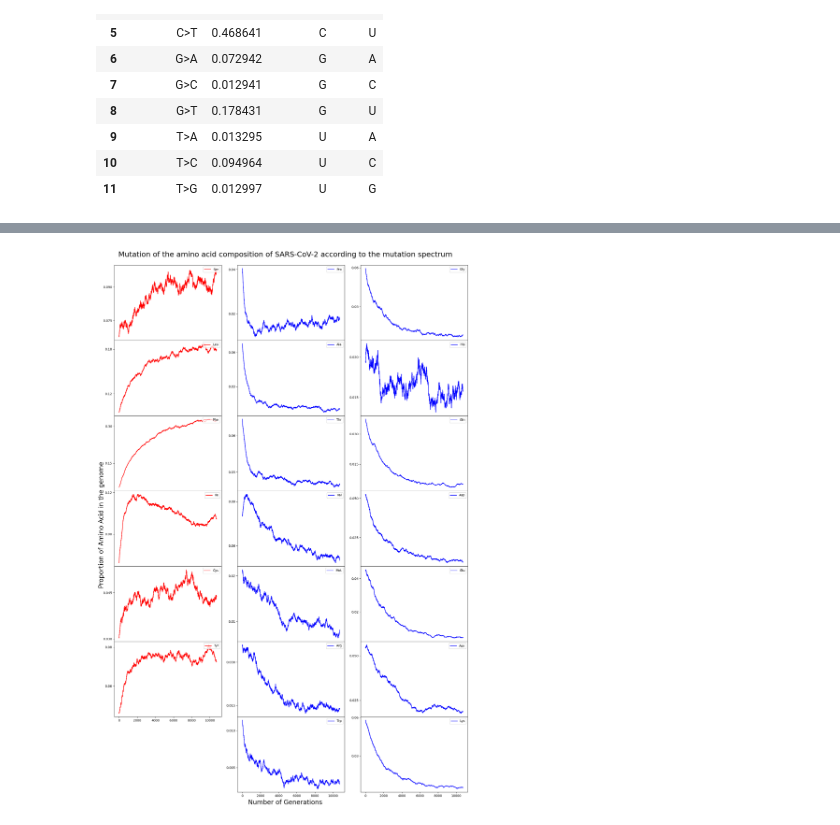
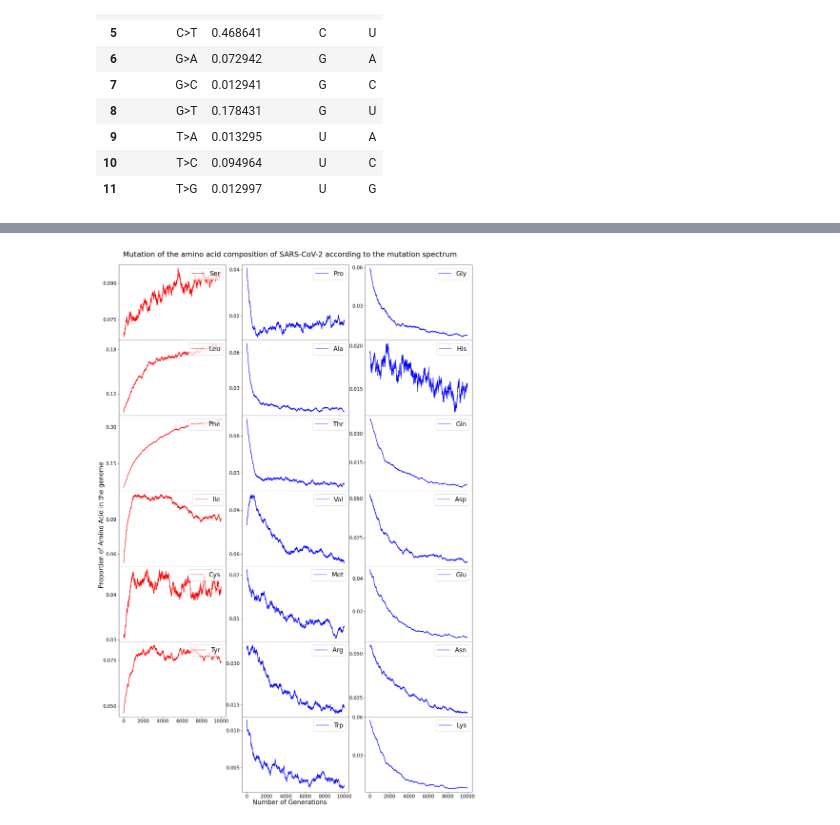
Before and after one commit to VoronkaAlexandr/Sars_Cov_2_MutSpec, a Jupyter notebook: Sars_Cov_2/cod/39_mutate_aa.ipynb, the cells around one changed output, grey strips where cells are left out. Saved outputs shown, nothing was run; the diff lists cells and outputs as text; code cells hidden in the pictures.

```diff
--- a/Sars_Cov_2/cod/39_mutate_aa.ipynb
+++ b/Sars_Cov_2/cod/39_mutate_aa.ipynb
@@ -161,35 +161,39 @@ with PdfPages('../figures/mutation_of_aa.pdf') as pdf:
         aa = loosers[aa_num]
         if aa in gainers:
             axs[first][second].plot(mutated_df[aa], color='red', label=aa)
         elif aa in loosers:
             axs[first][second].plot(mutated_df[aa], color='blue', label=aa)
         else:
             axs[first][second].plot(mutated_df[aa], color='black', label=aa)
 
-        axs[first][second].legend(loc="upper right")
+        axs[first][second].legend(loc="upper right", fontsize=20)
         axs[first][second].yaxis.set_major_locator(plt.MaxNLocator(2))
+        axs[first][second].yaxis.set_tick_params(labelsize=15)
 
     for aa_num in range(len(gainers)):
         aa = gainers[aa_num]
         if aa in gainers:
             axs[aa_num][0].plot(mutated_df[aa], color='red', label=aa)
         elif aa in loosers:
             axs[aa_num][0].plot(mutated_df[aa], color='blue', label=aa)
         else:
             axs[aa_num][0].plot(mutated_df[aa], color='black', label=aa)
 
-        axs[aa_num][0].legend(loc="upper right")
+        axs[aa_num][0].legend(loc="upper right", fontsize=20)
         axs[aa_num][0].yaxis.set_major_locator(plt.MaxNLocator(2))
+        axs[aa_num][0].yaxis.set_tick_params(labelsize=15)
 
-
+    axs[5][0].xaxis.set_tick_params(labelsize=15)
+    axs[6][1].xaxis.set_tick_params(labelsize=15)
+    axs[6][2].xaxis.set_tick_params(labelsize=15)
     plt.subplots_adjust(hspace=0)
     plt.subplots_adjust(wspace=0.15)
     axs[6,0].set_axis_off()
 
     plt.grid(False)
-    fig.supylabel("Proportion of Amino Acid in the genome", x=0.09, size=20)
+    fig.supylabel("Proportion of Amino Acid in the genome", x=0.08, size=20)
     fig.supxlabel("Number of Generations", y=0.09, size=20)
     fig.suptitle("Mutation of the amino acid composition of SARS-CoV-2 according to the mutation spectrum", y=0.90, size=23)
     pdf.savefig(fig, bbox_inches='tight')
 # %% [output]
-[figure, old version]
+[figure, new version]
```
Also changed, not shown: parts of 1 cell of this notebook, 2 other files.
